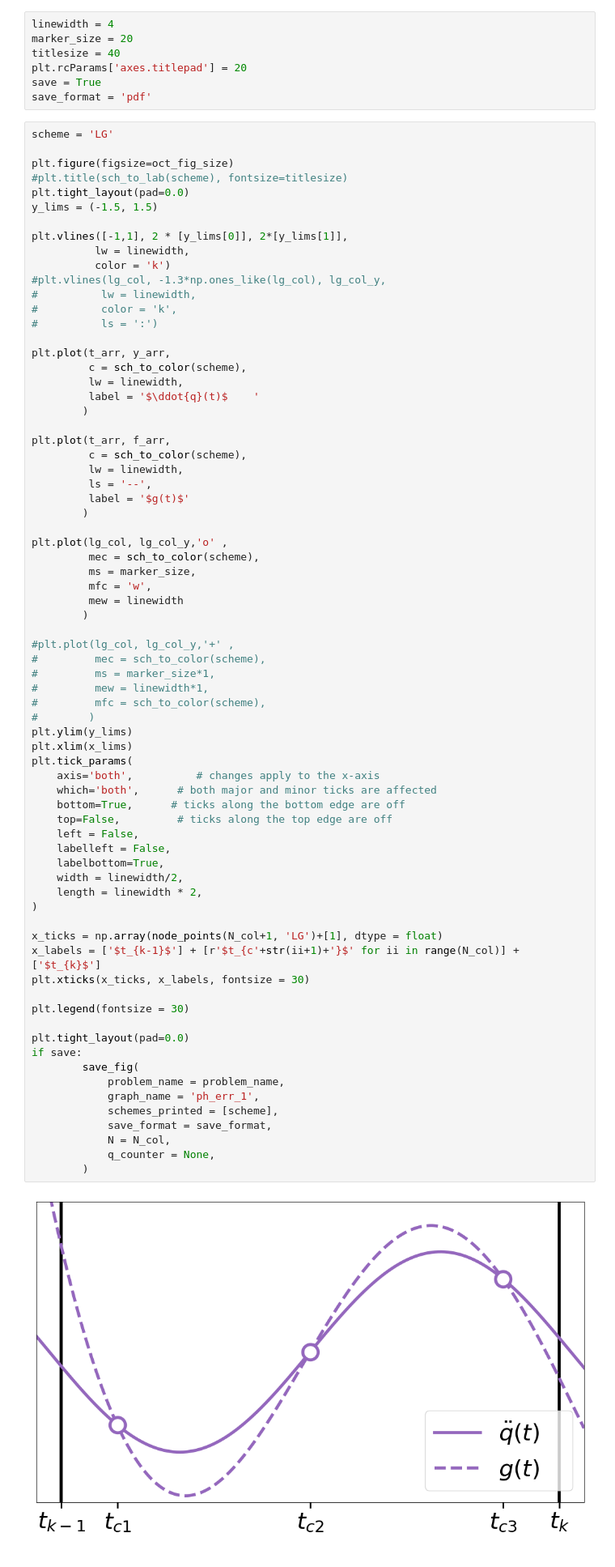
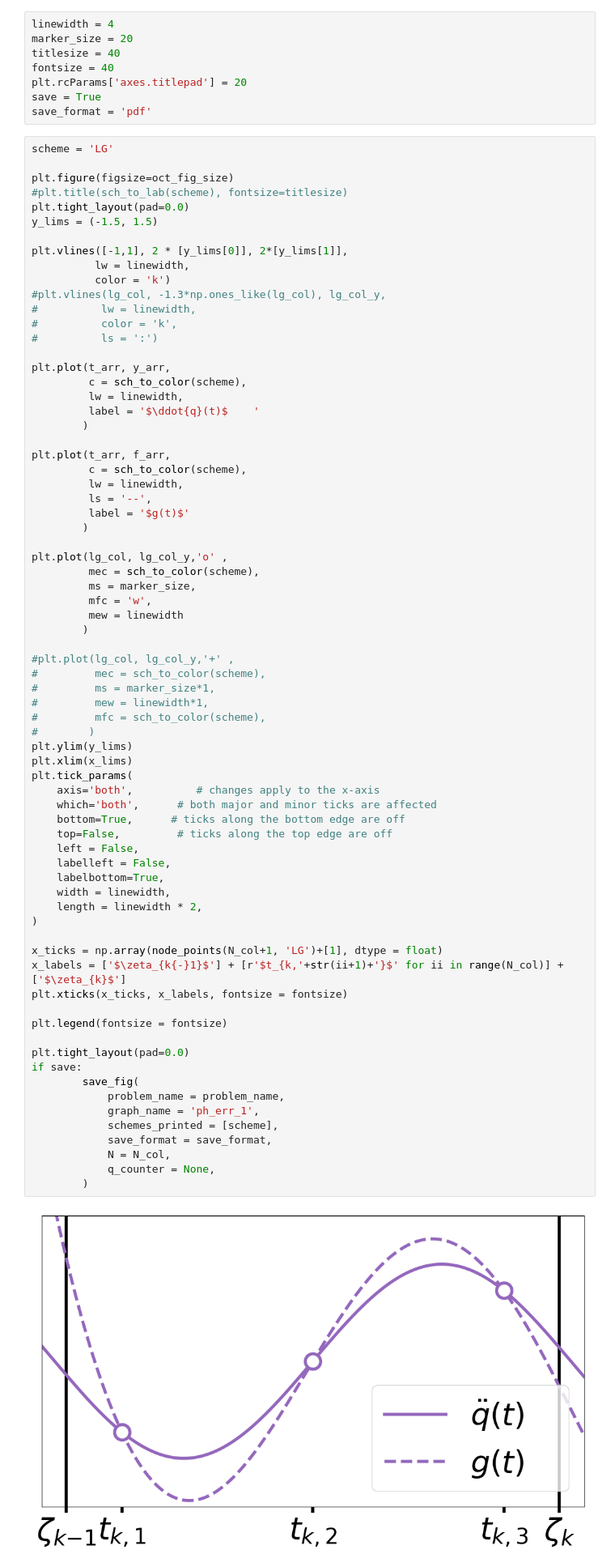
Before and after one commit to AunSiro/Cosejas_IRI, a Jupyter notebook: Casadi/sinthetic data for graphs.ipynb, the cells around one changed output. Shown at 81% size. Drawn from its saved outputs; the diff is of its cells as text.

```diff
--- a/Casadi/sinthetic data for graphs.ipynb
+++ b/Casadi/sinthetic data for graphs.ipynb
@@ -1372,6 +1372,7 @@ f_arr = f_ej(t_arr)
 linewidth = 4
 marker_size = 20
 titlesize = 40
+fontsize = 40
 plt.rcParams['axes.titlepad'] = 20
 save = True
 save_format = 'pdf'
@@ -1417,38 +1418,38 @@ plt.plot(lg_col, lg_col_y,'o' ,
 #         mew = linewidth*1,
 #         mfc = sch_to_color(scheme),
 #        )
 plt.ylim(y_lims)
 plt.xlim(x_lims)
 plt.tick_params(
     axis='both',          # changes apply to the x-axis
     which='both',      # both major and minor ticks are affected
     bottom=True,      # ticks along the bottom edge are off
     top=False,         # ticks along the top edge are off
     left = False,
     labelleft = False,
     labelbottom=True,
-    width = linewidth/2,
+    width = linewidth,
     length = linewidth * 2,
 )
 
 x_ticks = np.array(node_points(N_col+1, 'LG')+[1], dtype = float)
-x_labels = ['$t_{k-1}$'] + [r'$t_{c'+str(ii+1)+'}$' for ii in range(N_col)] + ['$t_{k}$']
-plt.xticks(x_ticks, x_labels, fontsize = 30)
+x_labels = ['$\zeta_{k{-}1}$'] + [r'$t_{k,'+str(ii+1)+'}$' for ii in range(N_col)] + ['$\zeta_{k}$']
+plt.xticks(x_ticks, x_labels, fontsize = fontsize)
 
-plt.legend(fontsize = 30)
+plt.legend(fontsize = fontsize)
 
 plt.tight_layout(pad=0.0)
 if save:
         save_fig(
             problem_name = problem_name,
             graph_name = 'ph_err_1',
             schemes_printed = [scheme],
             save_format = save_format,
             N = N_col,
             q_counter = None,
         )
 # %% [output]
-[figure, old version]
+[figure, new version]
 # %%
 lg_col_new = np.array(coll_points(N_col+1, 'LG'), dtype = float)
 lg_col_y_new = np.sin(lg_col_new*3)
```
Also changed, not shown: parts of 2 cells of this notebook.
